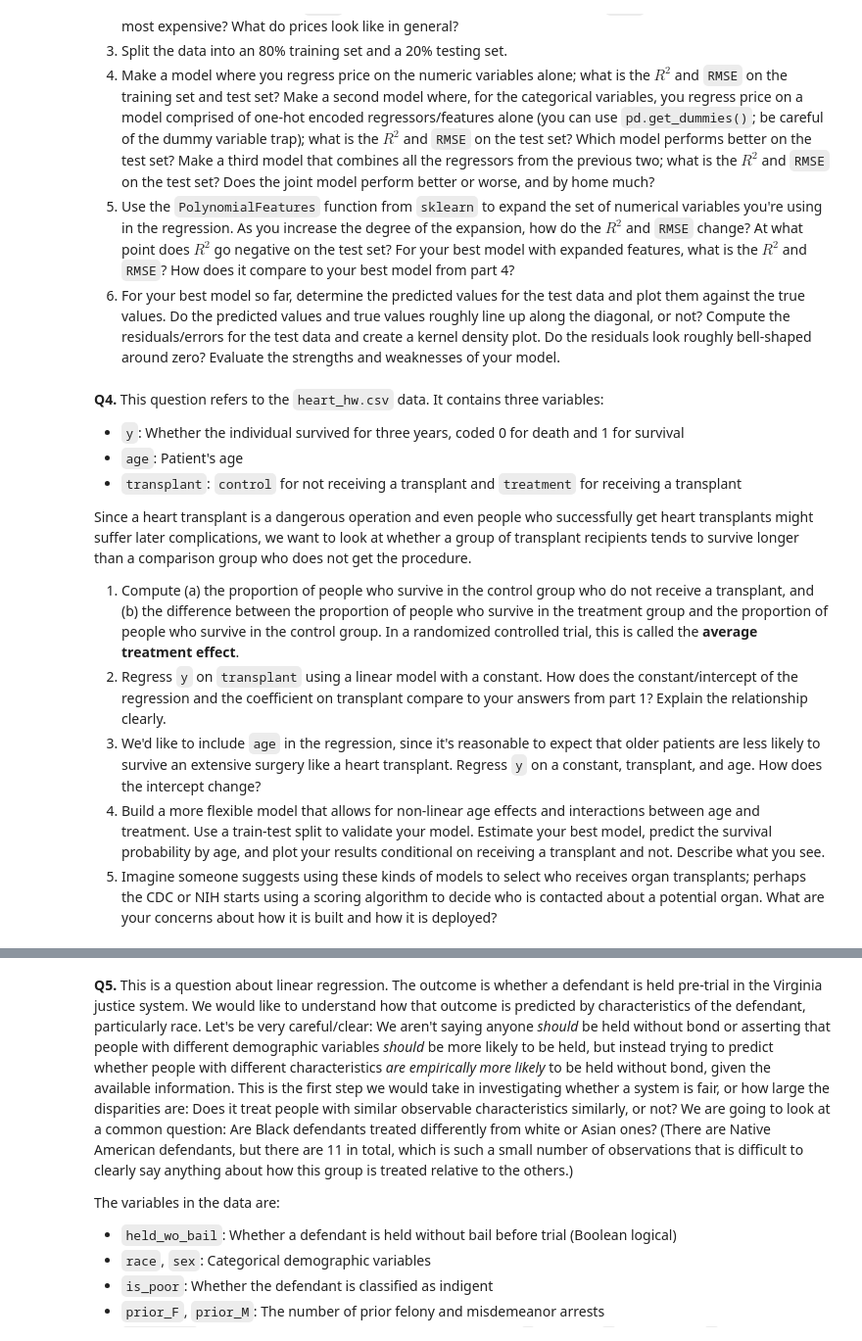
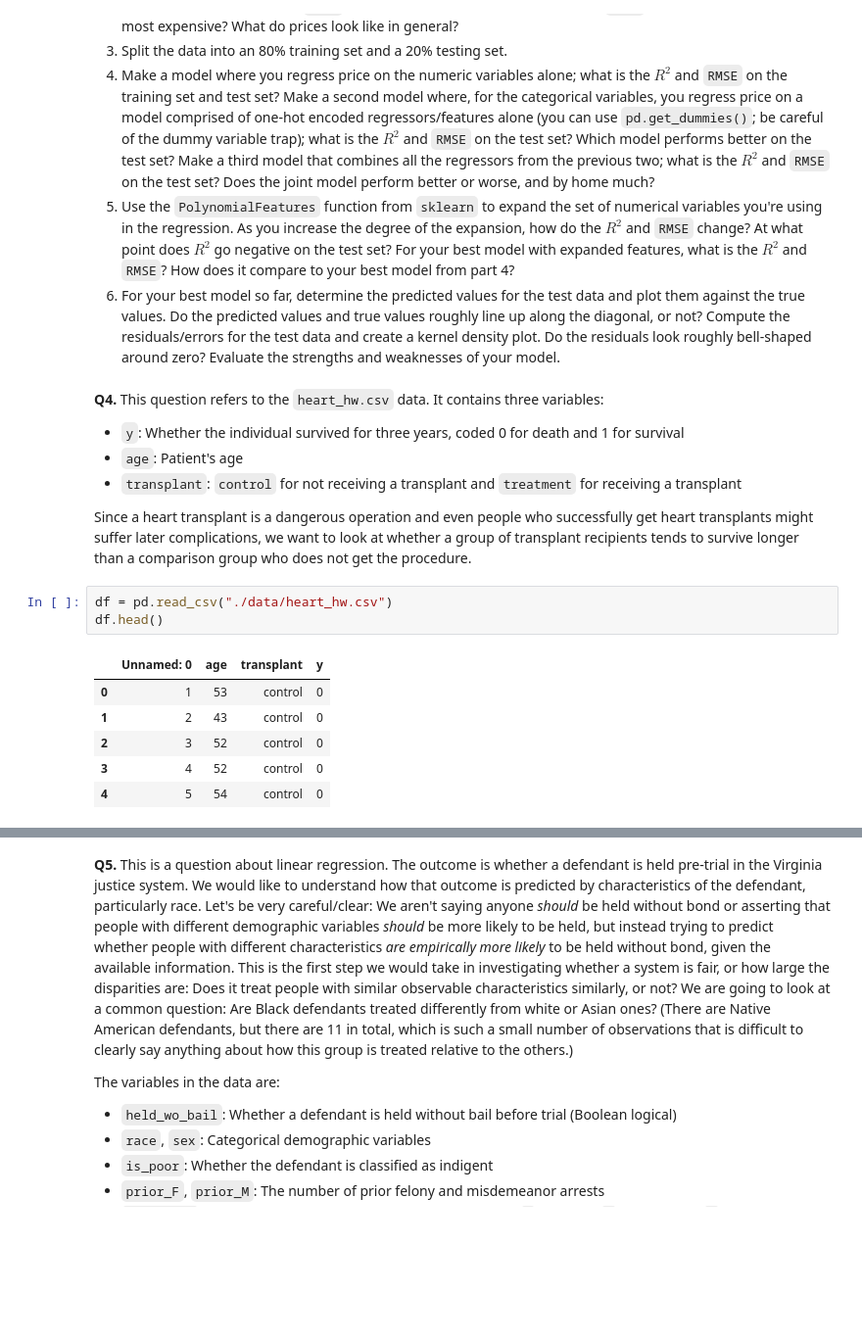
Before and after one commit to mgh2xx/linearModels, a Jupyter notebook: assignment/assignment.ipynb, the cells around one changed output, grey strips where cells are left out. Shown: that part at 98% size. Drawn from its saved outputs; the diff is of its cells as text; blank space fills up the shorter version.

```diff
--- a/assignment/assignment.ipynb
+++ b/assignment/assignment.ipynb
@@ -217,9 +280,13 @@ Test RMSE:  140.91821103729345
   - `transplant`: `control` for not receiving a transplant and `treatment` for receiving a transplant
 
 Since a heart transplant is a dangerous operation and even people who successfully get heart transplants might suffer later complications, we want to look at whether a group of transplant recipients tends to survive longer than a comparison group who does not get the procedure.
-
-1. Compute (a) the proportion of people who survive in the control group who do not receive a transplant, and (b) the difference between the proportion of people who survive in the treatment group and the proportion of people who survive in the control group. In a randomized controlled trial, this is called the **average treatment effect**.
-2. Regress `y` on `transplant` using a linear model with a constant. How does the constant/intercept of the regression and the coefficient on transplant compare to your answers from part 1? Explain the relationship clearly.
-3. We'd like to include `age` in the regression, since it's reasonable to expect that older patients are less likely to survive an extensive surgery like a heart transplant. Regress `y` on a constant, transplant, and age. How does the intercept change?
-4. Build a more flexible model that allows for non-linear age effects and interactions between age and treatment. Use a train-test split to validate your model. Estimate your best model, predict the survival probability by age, and plot your results conditional on receiving a transplant and not. Describe what you see.
-5. Imagine someone suggests using these kinds of models to select who receives organ transplants; perhaps the CDC or NIH starts using a scoring algorithm to decide who is contacted about a potential organ. What are your concerns about how it is built and how it is deployed?
+# %%
+df = pd.read_csv("./data/heart_hw.csv")
+df.head()
+# %% [output]
+|  | Unnamed: 0 | age | transplant | y |
+| 0 | 1 | 53 | control | 0 |
+| 1 | 2 | 43 | control | 0 |
+| 2 | 3 | 52 | control | 0 |
+| 3 | 4 | 52 | control | 0 |
+| 4 | 5 | 54 | control | 0 |
```
Also changed, not shown: parts of 20 cells of this notebook, 1 other file.
